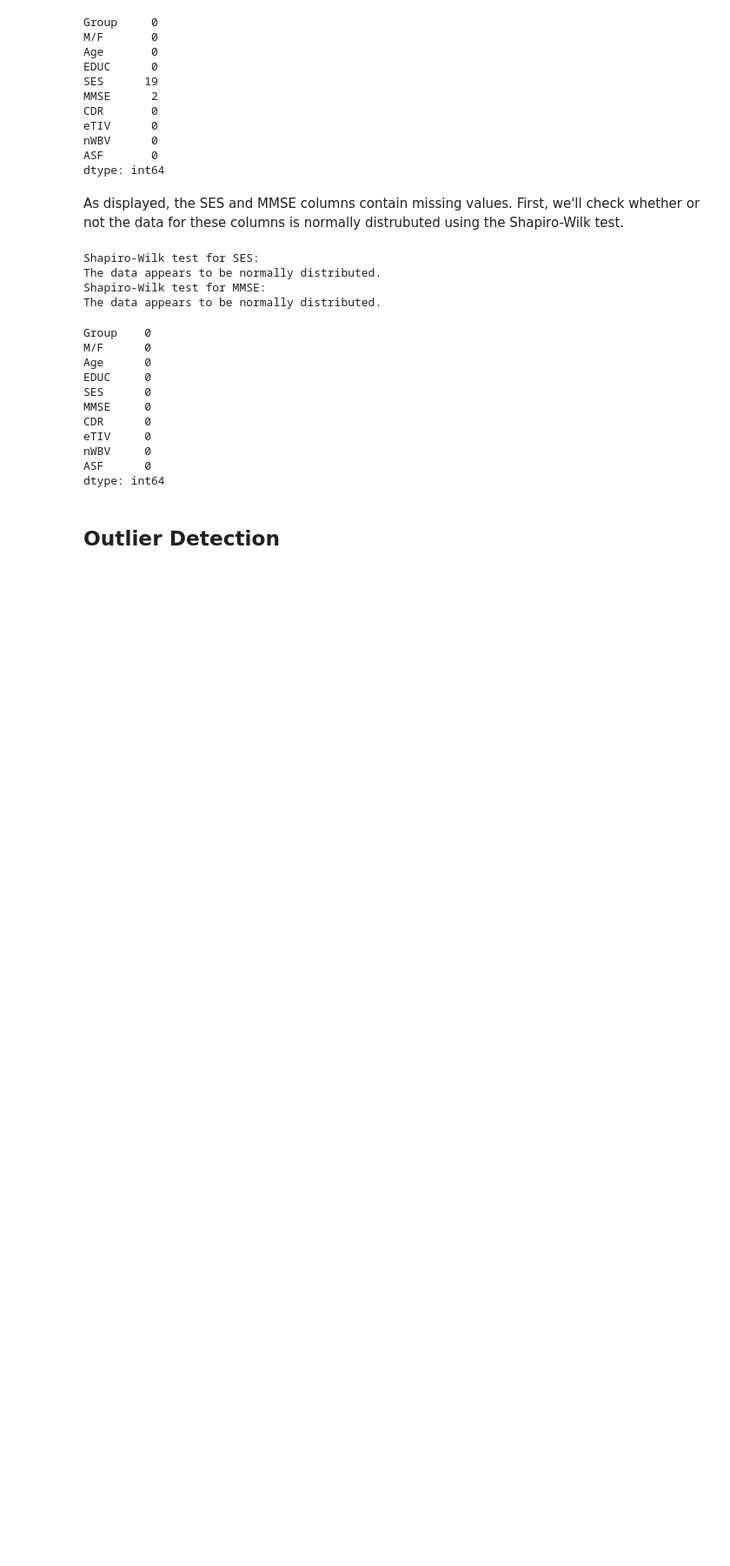
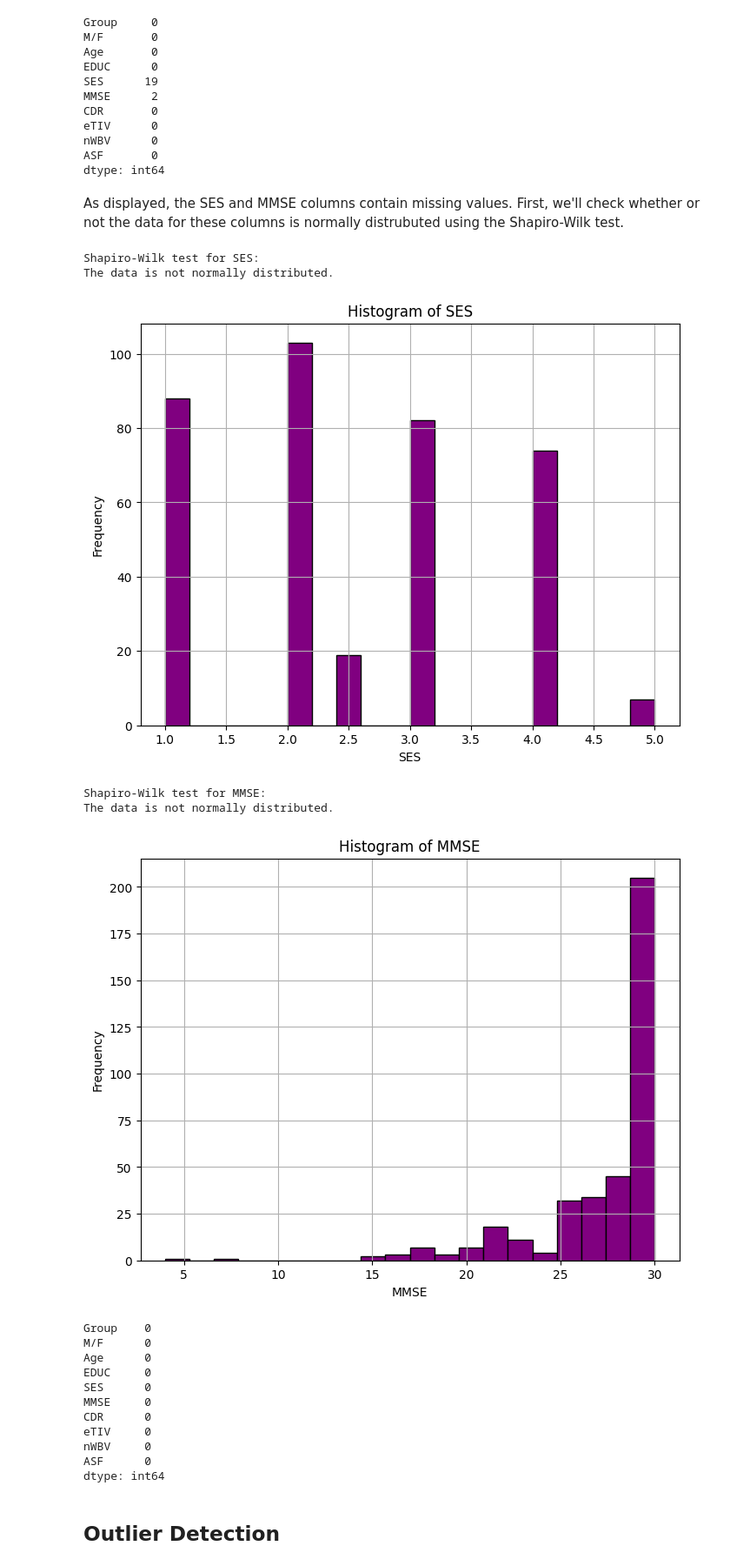
Before and after one commit to arwakhalidw/2024-GP-Group6, a Jupyter notebook: AlzheimerPredictor.ipynb, the cells around one changed output. Shown at 87% size. Cells and saved outputs as stored; diff of their text form; code cells hidden in the pictures; blank space fills up the shorter version.

```diff
--- a/AlzheimerPredictor.ipynb
+++ b/AlzheimerPredictor.ipynb
@@ -259,31 +259,42 @@ dtype: int64
 # %% [markdown]
 As displayed, the SES and MMSE columns contain missing values. First, we'll check whether or not the data for these columns is normally distrubuted using the Shapiro-Wilk test.
 # %%
-stat, p_value = shapiro(dataframe['SES'])
-
-print('Shapiro-Wilk test for SES:')
-if p_value < 0.05:
-    print("The data is not normally distributed.")
-else:
-    print("The data appears to be normally distributed.")
-
-stat, p_value = shapiro(dataframe['MMSE'])
-
-print('Shapiro-Wilk test for MMSE:')
-if p_value < 0.05:
-    print("The data is not normally distributed.")
-else:
-    print("The data appears to be normally distributed.")
 
 
-## Since the data in both columns is normally distributed, we can either perform median or mean imputation.
+# Perform Shapiro-Wilk test and visualize
+def shapiro_visualize(data, column_name):
+    stat, p_value = shapiro(data)
+    print(f'Shapiro-Wilk test for {column_name}:')
+    if p_value < 0.05:
+        print("The data is not normally distributed.")
+    else:
+        print("The data appears to be normally distributed.")
+
+    # Plot histogram
+    plt.figure(figsize=(8, 6))
+    plt.hist(data, bins=20, color='purple', edgecolor='black')
+    plt.title(f'Histogram of {column_name}')
+    plt.xlabel(column_name)
+    plt.ylabel('Frequency')
+    plt.grid(True)
+    plt.show()
+
+# Apply Shapiro-Wilk test and visualize for SES
+shapiro_visualize(dataframe['SES'], 'SES')
+
+# Apply Shapiro-Wilk test and visualize for MMSE
+shapiro_visualize(dataframe['MMSE'], 'MMSE')
+
+# Mean imputation
 dataframe['SES'].fillna(dataframe['SES'].mean(), inplace=True)
 dataframe['MMSE'].fillna(dataframe['MMSE'].mean(), inplace=True)
 # %% [output]
 Shapiro-Wilk test for SES:
-The data appears to be normally distributed.
-Shapiro-Wilk test for MMSE:
-The data appears to be normally distributed.
+The data is not normally distributed.
+[figure, added]
+Shapiro-Wilk test for MMSE:
+The data is not normally distributed.
+[figure, added]
 # %%
 ## Since the data in both columns is normally distributed, we can either perform median or mean imputation.
 dataframe['SES'].fillna(dataframe['SES'].mean(), inplace=True)
```
Also changed, not shown: parts of 3 cells of this notebook.
